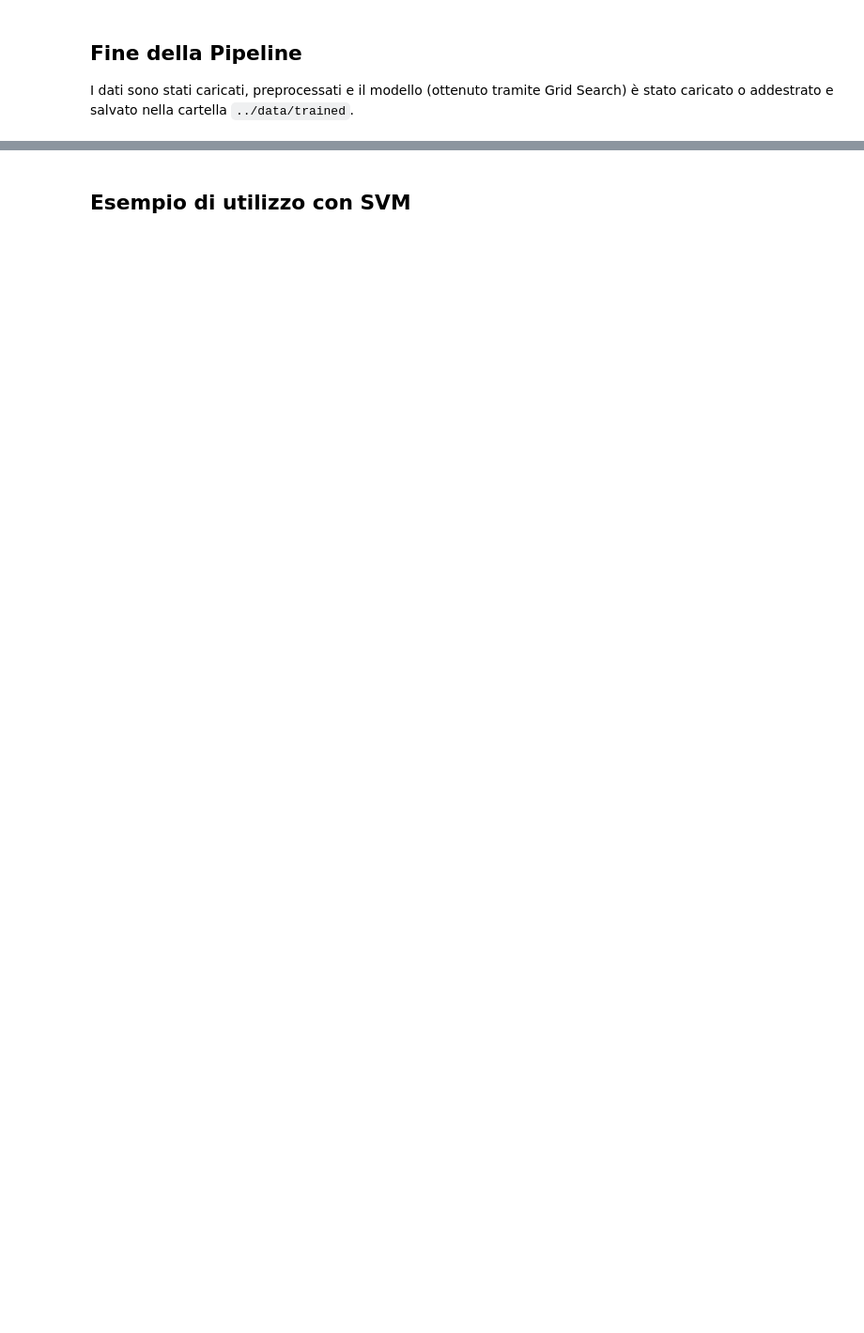
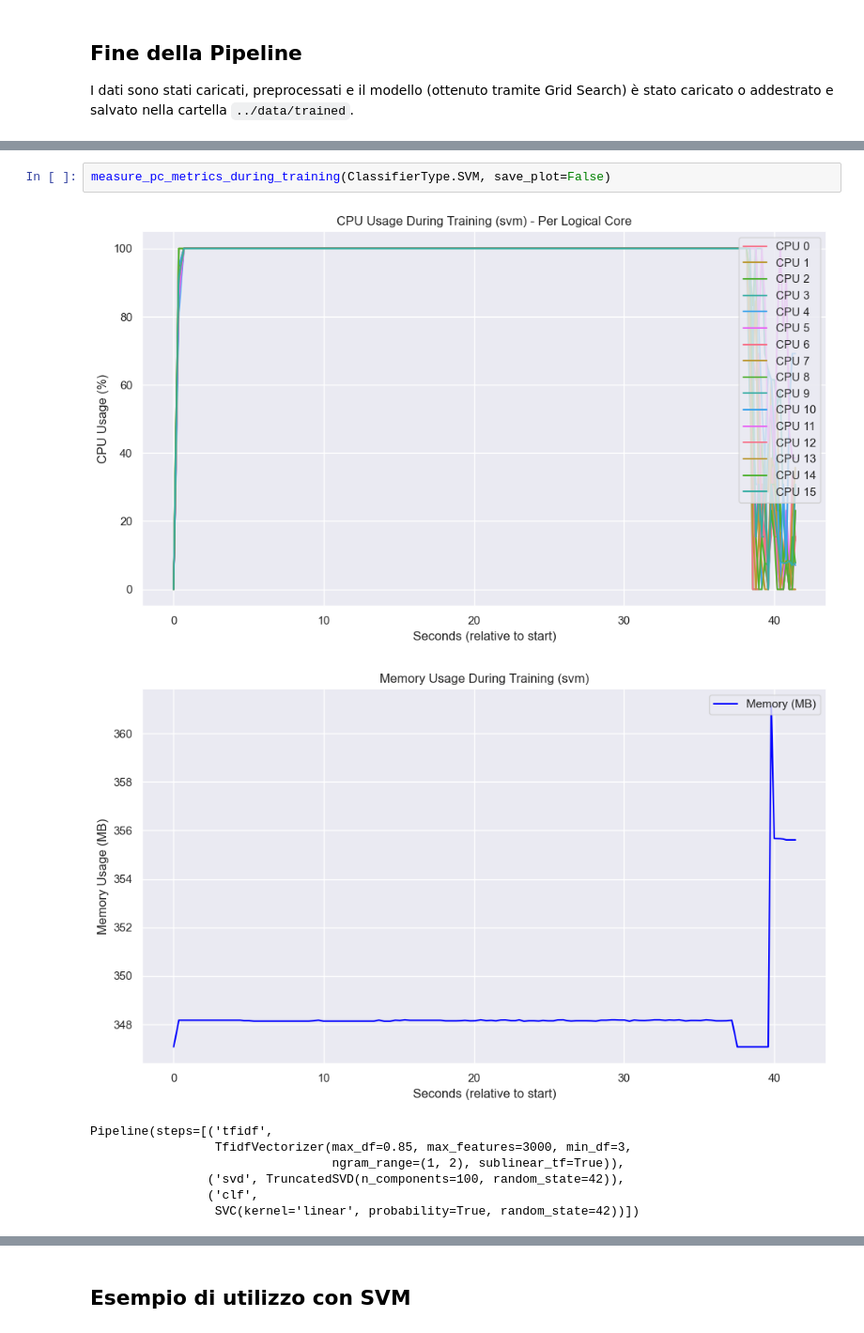
Before and after one commit to mariocosenza/astromark-ai, a Jupyter notebook: notebook/ticket_notebook.ipynb, the cells around one changed output, grey strips where cells are left out. Shown at 94% size. Drawn from its saved outputs; the diff is of its cells as text; blank space fills up the shorter version.

```diff
--- a/notebook/ticket_notebook.ipynb
+++ b/notebook/ticket_notebook.ipynb
@@ -138,0 +157,11 @@ def ticket_service(title, message, classifier_type):
+# %%
+measure_pc_metrics_during_training(ClassifierType.SVM, save_plot=False)
+# %% [output]
+[figure, added]
+[figure, added]
+Pipeline(steps=[('tfidf',
+                 TfidfVectorizer(max_df=0.85, max_features=3000, min_df=3,
+                                 ngram_range=(1, 2), sublinear_tf=True)),
+                ('svd', TruncatedSVD(n_components=100, random_state=42)),
+                ('clf',
+                 SVC(kernel='linear', probability=True, random_state=42))])
```
Also changed, not shown: parts of 10 cells of this notebook.
